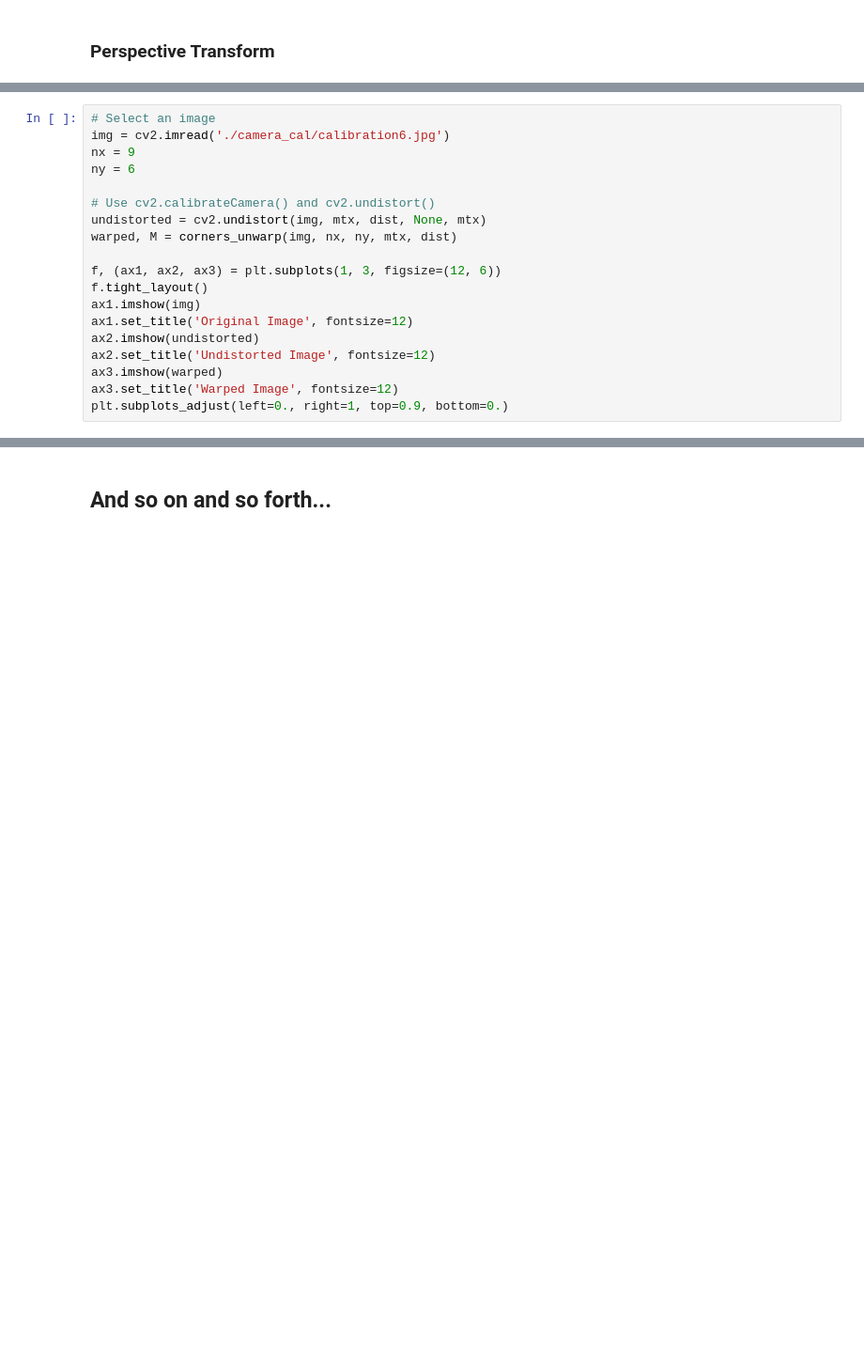
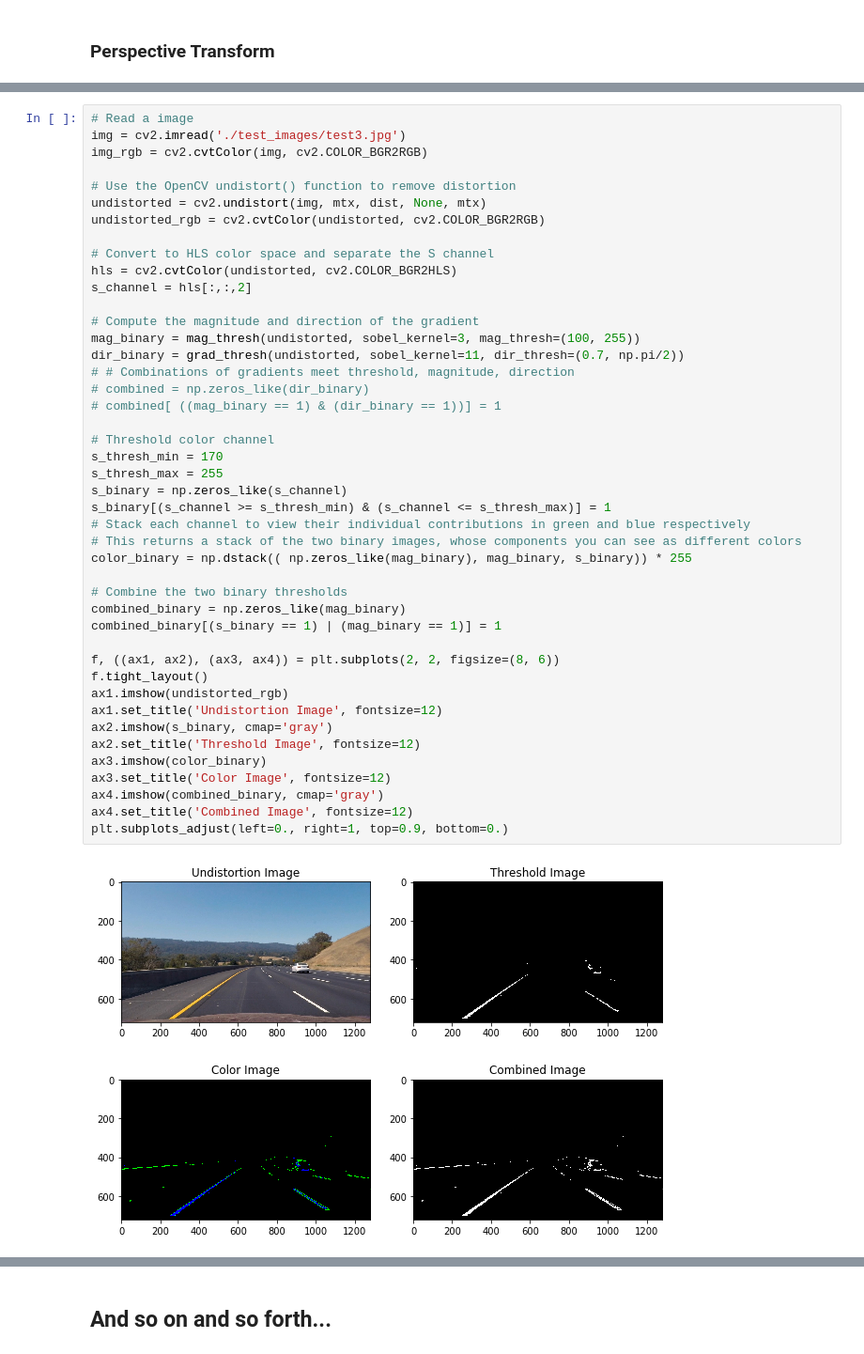
Before and after one commit to gwwang16/CarND-Advanced-Lane-Lines, a Jupyter notebook: lane_finding.ipynb, the cells around one changed output, grey strips where cells are left out. Shown: that part at 94% size. Cells and saved outputs as stored; diff of their text form; blank space fills up the shorter version.

```diff
--- a/lane_finding.ipynb
+++ b/lane_finding.ipynb
@@ -134,19 +141,0 @@ def corners_unwarp(img, nx, ny, mtx, dist):
-# %%
-# Select an image
-img = cv2.imread('./camera_cal/calibration6.jpg')
-nx = 9
-ny = 6
-
-# Use cv2.calibrateCamera() and cv2.undistort()
-undistorted = cv2.undistort(img, mtx, dist, None, mtx)
-warped, M = corners_unwarp(img, nx, ny, mtx, dist)
-
-f, (ax1, ax2, ax3) = plt.subplots(1, 3, figsize=(12, 6))
-f.tight_layout()
-ax1.imshow(img)
-ax1.set_title('Original Image', fontsize=12)
-ax2.imshow(undistorted)
-ax2.set_title('Undistorted Image', fontsize=12)
-ax3.imshow(warped)
-ax3.set_title('Warped Image', fontsize=12)
-plt.subplots_adjust(left=0., right=1, top=0.9, bottom=0.)
@@ -154,0 +168,46 @@ plt.subplots_adjust(left=0., right=1, top=0.9, bottom=0.)
+# %%
+# Read a image
+img = cv2.imread('./test_images/test3.jpg')
+img_rgb = cv2.cvtColor(img, cv2.COLOR_BGR2RGB)
+
+# Use the OpenCV undistort() function to remove distortion
+undistorted = cv2.undistort(img, mtx, dist, None, mtx)
+undistorted_rgb = cv2.cvtColor(undistorted, cv2.COLOR_BGR2RGB)
+
+# Convert to HLS color space and separate the S channel
+hls = cv2.cvtColor(undistorted, cv2.COLOR_BGR2HLS)
+s_channel = hls[:,:,2]
+
+# Compute the magnitude and direction of the gradient
+mag_binary = mag_thresh(undistorted, sobel_kernel=3, mag_thresh=(100, 255))
+dir_binary = grad_thresh(undistorted, sobel_kernel=11, dir_thresh=(0.7, np.pi/2))
+# # Combinations of gradients meet threshold, magnitude, direction
+# combined = np.zeros_like(dir_binary)
+# combined[ ((mag_binary == 1) & (dir_binary == 1))] = 1
+
+# Threshold color channel
+s_thresh_min = 170
+s_thresh_max = 255
+s_binary = np.zeros_like(s_channel)
+s_binary[(s_channel >= s_thresh_min) & (s_channel <= s_thresh_max)] = 1
+# Stack each channel to view their individual contributions in green and blue respectively
+# This returns a stack of the two binary images, whose components you can see as different colors
+color_binary = np.dstack(( np.zeros_like(mag_binary), mag_binary, s_binary)) * 255
+
+# Combine the two binary thresholds
+combined_binary = np.zeros_like(mag_binary)
+combined_binary[(s_binary == 1) | (mag_binary == 1)] = 1
+
+f, ((ax1, ax2), (ax3, ax4)) = plt.subplots(2, 2, figsize=(8, 6))
+f.tight_layout()
+ax1.imshow(undistorted_rgb)
+ax1.set_title('Undistortion Image', fontsize=12)
+ax2.imshow(s_binary, cmap='gray')
+ax2.set_title('Threshold Image', fontsize=12)
+ax3.imshow(color_binary)
+ax3.set_title('Color Image', fontsize=12)
+ax4.imshow(combined_binary, cmap='gray')
+ax4.set_title('Combined Image', fontsize=12)
+plt.subplots_adjust(left=0., right=1, top=0.9, bottom=0.)
+# %% [output]
+[figure, added]
```
Also changed, not shown: parts of 30 cells of this notebook, 2 other files.
